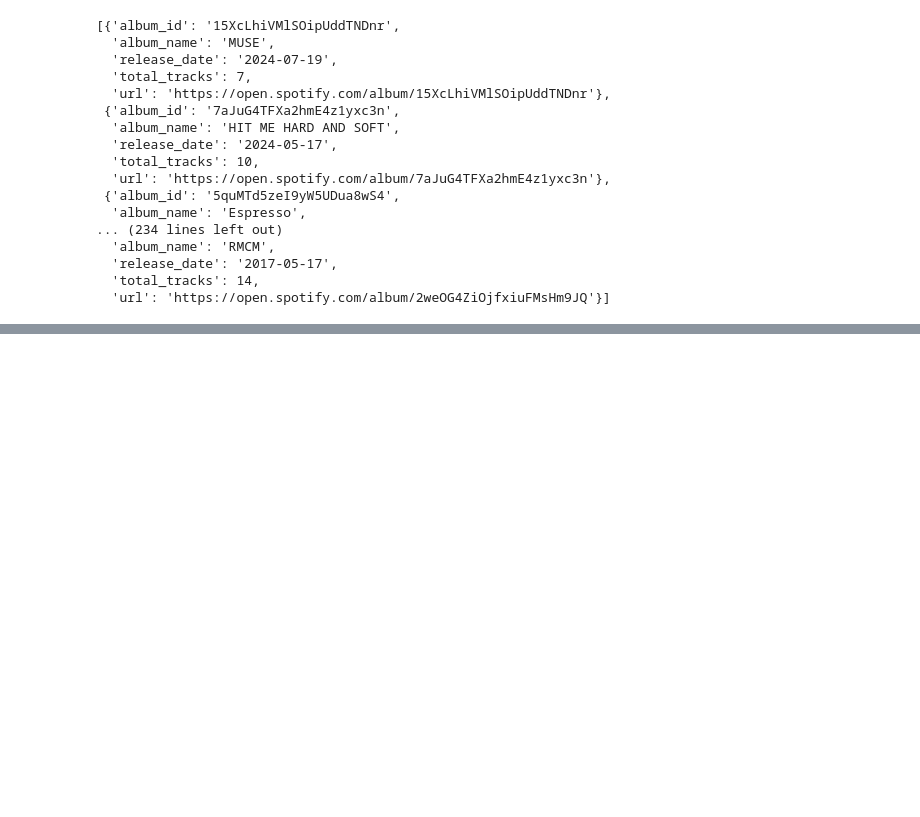
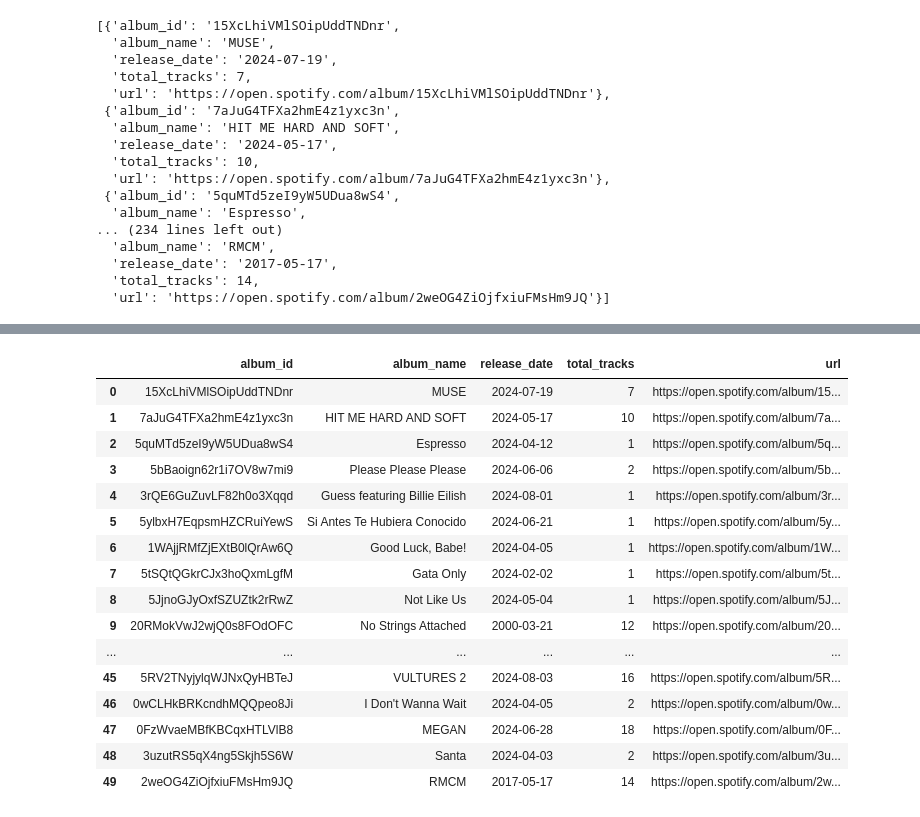
Before and after one commit to Suraj11nag/spotify_data_pipeline, a Jupyter notebook: spotify_pipeline.ipynb, the cells around one changed output, grey strips where cells are left out. Cells and saved outputs as stored; diff of their text form; code cells hidden in the pictures; blank space fills up the shorter version.

```diff
--- a/spotify_pipeline.ipynb
+++ b/spotify_pipeline.ipynb
@@ -158,0 +205,21 @@ album_list
+# %%
+album_df = pd.DataFrame.from_dict(album_list)
+album_df
+# %% [output]
+|  | album_id | album_name | release_date | total_tracks | url |
+| 0 | 15XcLhiVMlSOipUddTNDnr | MUSE | 2024-07-19 | 7 | https://open.spotify.com/album/15... |
+| 1 | 7aJuG4TFXa2hmE4z1yxc3n | HIT ME HARD AND SOFT | 2024-05-17 | 10 | https://open.spotify.com/album/7a... |
+| 2 | 5quMTd5zeI9yW5UDua8wS4 | Espresso | 2024-04-12 | 1 | https://open.spotify.com/album/5q... |
+| 3 | 5bBaoign62r1i7OV8w7mi9 | Please Please Please | 2024-06-06 | 2 | https://open.spotify.com/album/5b... |
+| 4 | 3rQE6GuZuvLF82h0o3Xqqd | Guess featuring Billie Eilish | 2024-08-01 | 1 | https://open.spotify.com/album/3r... |
+| 5 | 5ylbxH7EqpsmHZCRuiYewS | Si Antes Te Hubiera Conocido | 2024-06-21 | 1 | https://open.spotify.com/album/5y... |
+| 6 | 1WAjjRMfZjEXtB0lQrAw6Q | Good Luck, Babe! | 2024-04-05 | 1 | https://open.spotify.com/album/1W... |
+| 7 | 5tSQtQGkrCJx3hoQxmLgfM | Gata Only | 2024-02-02 | 1 | https://open.spotify.com/album/5t... |
+| 8 | 5JjnoGJyOxfSZUZtk2rRwZ | Not Like Us | 2024-05-04 | 1 | https://open.spotify.com/album/5J... |
+| 9 | 20RMokVwJ2wjQ0s8FOdOFC | No Strings Attached | 2000-03-21 | 12 | https://open.spotify.com/album/20... |
+| ... | ... | ... | ... | ... | ... |
+| 45 | 5RV2TNyjylqWJNxQyHBTeJ | VULTURES 2 | 2024-08-03 | 16 | https://open.spotify.com/album/5R... |
+| 46 | 0wCLHkBRKcndhMQQpeo8Ji | I Don't Wanna Wait | 2024-04-05 | 2 | https://open.spotify.com/album/0w... |
+| 47 | 0FzWvaeMBfKBCqxHTLVlB8 | MEGAN | 2024-06-28 | 18 | https://open.spotify.com/album/0F... |
+| 48 | 3uzutRS5qX4ng5Skjh5S6W | Santa | 2024-04-03 | 2 | https://open.spotify.com/album/3u... |
+| 49 | 2weOG4ZiOjfxiuFMsHm9JQ | RMCM | 2017-05-17 | 14 | https://open.spotify.com/album/2w... |
```
Also changed, not shown: parts of 20 cells of this notebook, 2 other files.
